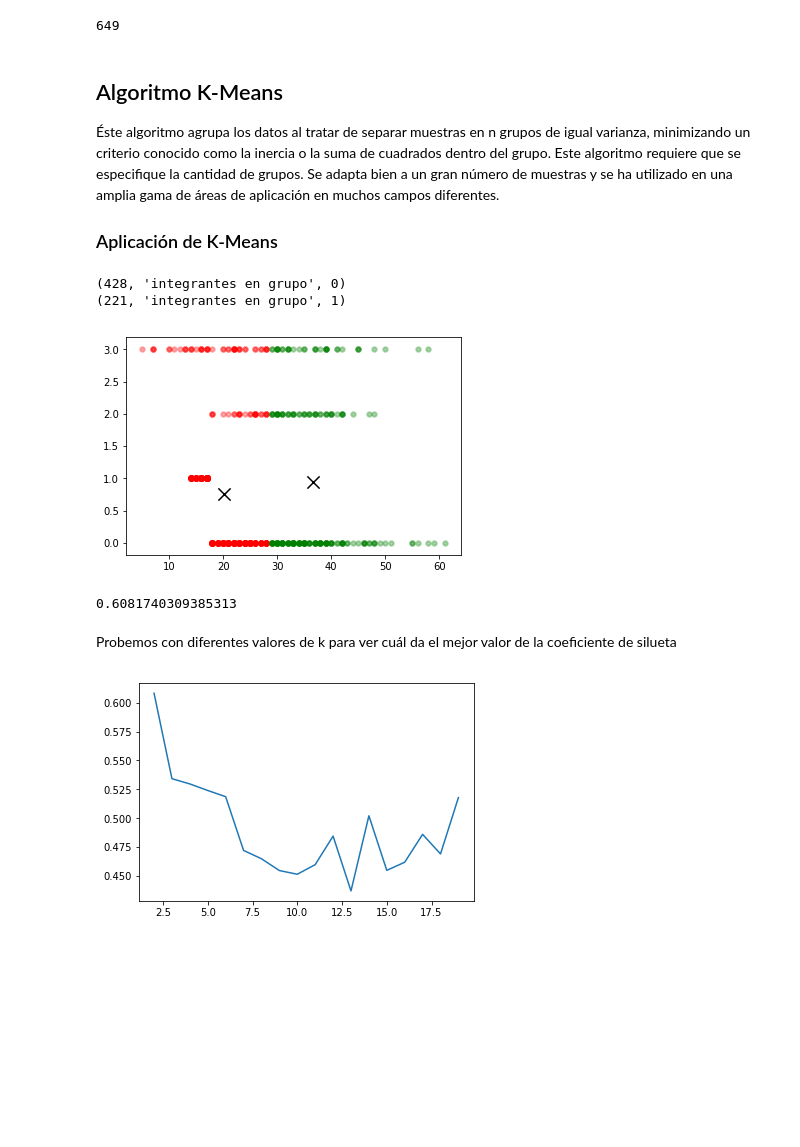
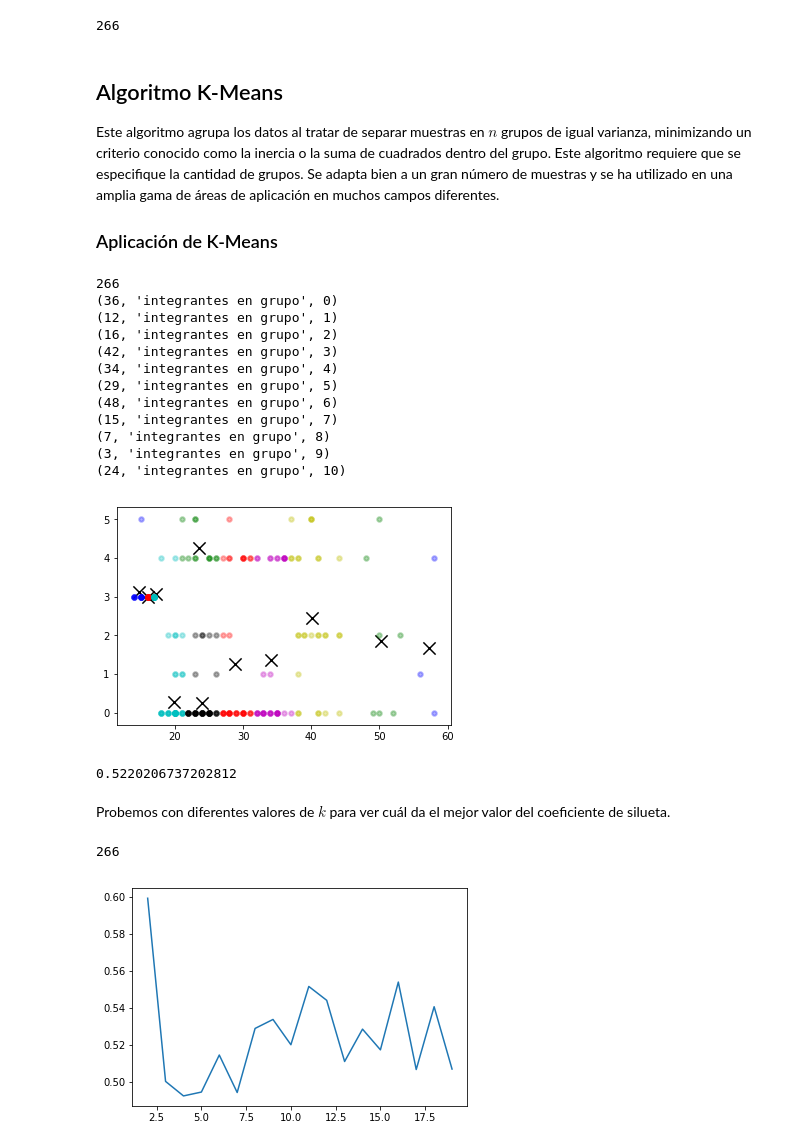
Before and after one commit to SamatarouKami/CIENCIA_DE_DATOS, a Jupyter notebook: P11.ipynb, the cells around one changed output. Drawn from its saved outputs; the diff is of its cells as text; code cells hidden in the pictures; blank space fills up the shorter version.

```diff
--- a/P11.ipynb
+++ b/P11.ipynb
@@ -21,14 +21,17 @@ Primero tomamos los archivos originales y los procesamos fuera de la nube, produ
 # %%
 import pandas as pd
 import matplotlib.pyplot as plt
-df = pd.read_csv("https://raw.githubusercontent.com/SamatarouKami/CIENCIA_DE_DATOS/master/clasificacion2017.csv")
-print(len(df))
+
+df0 = pd.read_excel('https://raw.githubusercontent.com/SamatarouKami/CIENCIA_DE_DATOS/master/2018.xlsx', index_col=None, header=0, sheet_name=0)
+df0 = df0[['Categoria','Edad','Pais', 'Titulo','Genero', 'Duracion', 'Marca','Referencia','Dias','Marcas','Personas','Sinopsis']]
+df0 = df0.dropna()
+print(len(df0))
 # %% [output]
-649
+266
 # %% [markdown]
 ## Algoritmo K-Means
 
-Éste algoritmo agrupa los datos al tratar de separar muestras en n grupos de igual varianza, minimizando un criterio conocido como la inercia o la suma de cuadrados dentro del grupo. Este algoritmo requiere que se especifique la cantidad de grupos. Se adapta bien a un gran número de muestras y se ha utilizado en una amplia gama de áreas de aplicación en muchos campos diferentes.
+Este algoritmo agrupa los datos al tratar de separar muestras en $n$ grupos de igual varianza, minimizando un criterio conocido como la inercia o la suma de cuadrados dentro del grupo. Este algoritmo requiere que se especifique la cantidad de grupos. Se adapta bien a un gran número de muestras y se ha utilizado en una amplia gama de áreas de aplicación en muchos campos diferentes.
 
 ### Aplicación de K-Means
 # %%
@@ -36,47 +39,63 @@ from sklearn import metrics
 from numpy.random import seed
 from sklearn.cluster import KMeans
 from numpy import isnan, nan, take, where
 
-d = pd.read_csv("https://raw.githubusercontent.com/SamatarouKami/CIENCIA_DE_DATOS/master/clasificacion2017.csv")
+df1 = pd.read_excel('https://raw.githubusercontent.com/SamatarouKami/CIENCIA_DE_DATOS/master/2018.xlsx', index_col=None, header=0, sheet_name=0)
+df1 = df1[['Categoria','Edad','Pais', 'Titulo','Genero', 'Duracion', 'Marca','Referencia','Dias','Marcas','Personas','Sinopsis']]
+df1 = df1.dropna()
+print(len(df1))
+d = df1
 
 cat = pd.Categorical(d.Categoria)
 d.Categoria = cat.codes
 
 gen = pd.Categorical(d.Genero)
 d.Genero = gen.codes
 
 pai = pd.Categorical(d.Pais)
 d.Pais = pai.codes
 
-sex = pd.Categorical(d.Sexo)
-d.Sexo = pai.codes
+mar = pd.Categorical(d.Marca)
+d.Marca = mar.codes
 
-keep = ['Edad', 'Categoria', 'Sexo']
+d['sin'] = d["Sinopsis"].str.len()
+
+keep = ['Edad', 'Categoria']
 d = d.loc[:, keep]
 d = d.dropna()
 x = d.values
-k = 2
-m = KMeans(init = 'random', n_clusters = k, n_init = 10)
+k = 11
+m = KMeans(init = 'random', n_clusters = k, n_init = 1)
 m.fit(x)
 centroides = m.cluster_centers_
 grupos = m.predict(x)
 plt.figure(1)
 plt.scatter(centroides[:, 0], centroides[:, 1], marker='x', s=150, linewidths=3, color='black', zorder=10)
-colores = ['r', 'g', 'b']
+colores = 3*['r', 'g', 'b','c','m','y','k']
 for g in range(k):
     incl = where(grupos == g)[0]
     print(len(incl), "integrantes en grupo", g)
     grupo = take(x, incl, 0)
-    plt.scatter(grupo[:, 0], grupo[:, 1], marker='o', s=20, linewidths=2, color=colores[g], alpha = 0.3, zorder=5)
+    plt.scatter(grupo[:, 0], grupo[:, 1], marker='o', s=20, linewidths=2, color=colores[g], alpha = 0.3, zorder=10)
 plt.show()
 print(metrics.silhouette_score(x, grupos, metric='euclidean'))
 # %% [output]
-(428, 'integrantes en grupo', 0)
-(221, 'integrantes en grupo', 1)
+266
+(36, 'integrantes en grupo', 0)
+(12, 'integrantes en grupo', 1)
+(16, 'integrantes en grupo', 2)
+(42, 'integrantes en grupo', 3)
+(34, 'integrantes en grupo', 4)
+(29, 'integrantes en grupo', 5)
+(48, 'integrantes en grupo', 6)
+(15, 'integrantes en grupo', 7)
+(7, 'integrantes en grupo', 8)
+(3, 'integrantes en grupo', 9)
+(24, 'integrantes en grupo', 10)
-[figure, old version]
+[figure, new version]
-0.6081740309385313
+0.5220206737202812
 # %% [markdown]
-Probemos con diferentes valores de k para ver cuál da el mejor valor de la coeficiente de silueta
+Probemos con diferentes valores de $k$ para ver cuál da el mejor valor del coeficiente de silueta.
 # %%
 import pandas as pd
 from sklearn import metrics
@@ -85,16 +104,26 @@ from numpy import isnan, nan, take, where
 from sklearn.cluster import KMeans
 
 
-d = pd.read_csv("https://raw.githubusercontent.com/SamatarouKami/CIENCIA_DE_DATOS/master/clasificacion2017.csv")
+
+df2 = pd.read_excel('https://raw.githubusercontent.com/SamatarouKami/CIENCIA_DE_DATOS/master/2018.xlsx', index_col=None, header=0, sheet_name=0)
+df2 = df2[['Categoria','Edad','Pais', 'Titulo','Genero', 'Duracion', 'Marca','Referencia','Dias','Marcas','Personas','Sinopsis']]
+df2 = df2.dropna()
+print(len(df2))
+d = df2
 
 cat = pd.Categorical(d.Categoria)
 d.Categoria = cat.codes
 
-sex = pd.Categorical(d.Sexo)
-d.Sexo = pai.codes
+gen = pd.Categorical(d.Genero)
+d.Genero = gen.codes
 
-keep =  ['Edad', 'Categoria', 'Sexo']
+pai = pd.Categorical(d.Pais)
+d.Pais = pai.codes
 
+mar = pd.Categorical(d.Marca)
+d.Marca = mar.codes
+
+keep = ['Edad', 'Categoria']
 d = d.loc[:, keep]
 d = d.dropna()
 x = d.values
@@ -108,5 +137,6 @@ plt.figure(1)
 plt.plot(ks, sil)
 plt.show()
 # %% [output]
+266
-[figure, old version]
+[figure, new version]
 # %% [markdown]
```
Also changed, not shown: parts of 4 cells of this notebook, 5 other files.
